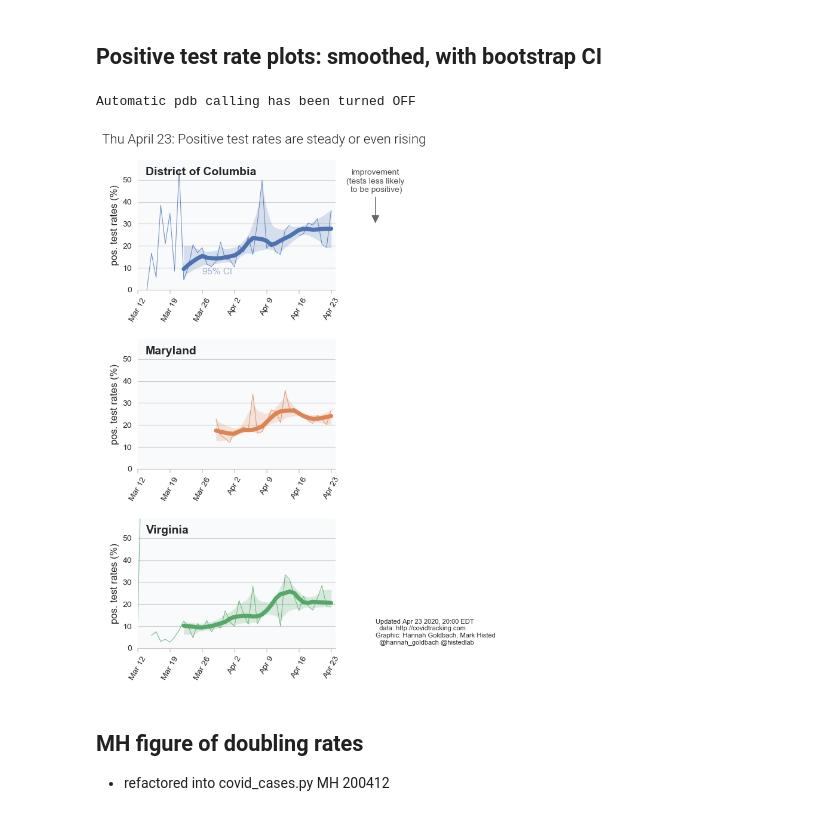
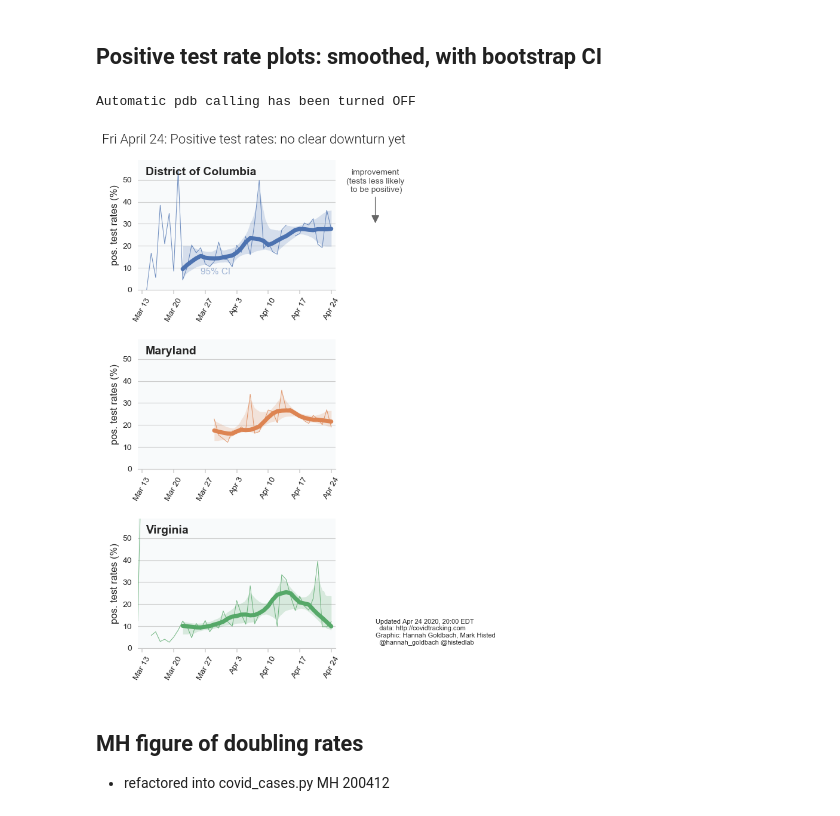
Before and after one commit to histed/DC-area-coronavirus-tracking, a Jupyter notebook: 200415-MH-HG-Covidtracking-v3.ipynb, the cells around one changed output. Saved outputs shown, nothing was run; the diff lists cells and outputs as text; code cells hidden in the pictures.

```diff
--- a/200415-MH-HG-Covidtracking-v3.ipynb
+++ b/200415-MH-HG-Covidtracking-v3.ipynb
@@ -215,12 +223,12 @@ fig = plott.fig_multipanel_test(doSave=True)
 # %%
 %pdb off
 plott = cvd.PlotTesting(ctDf)
 
-fig = plott.fig_pos_test_rate(title_str='Positive test rates are steady or even rising',
+fig = plott.fig_pos_test_rate(title_str='Positive test rates: no clear downturn yet',
                               nbootreps=1000, doSave=True)
 # %% [output]
 Automatic pdb calling has been turned OFF
-[figure, old version]
+[figure, new version]
 # %% [markdown]
 ## MH figure of doubling rates
 - refactored into covid_cases.py MH 200412
```
Also changed, not shown: parts of 18 cells of this notebook, 11 other files.
